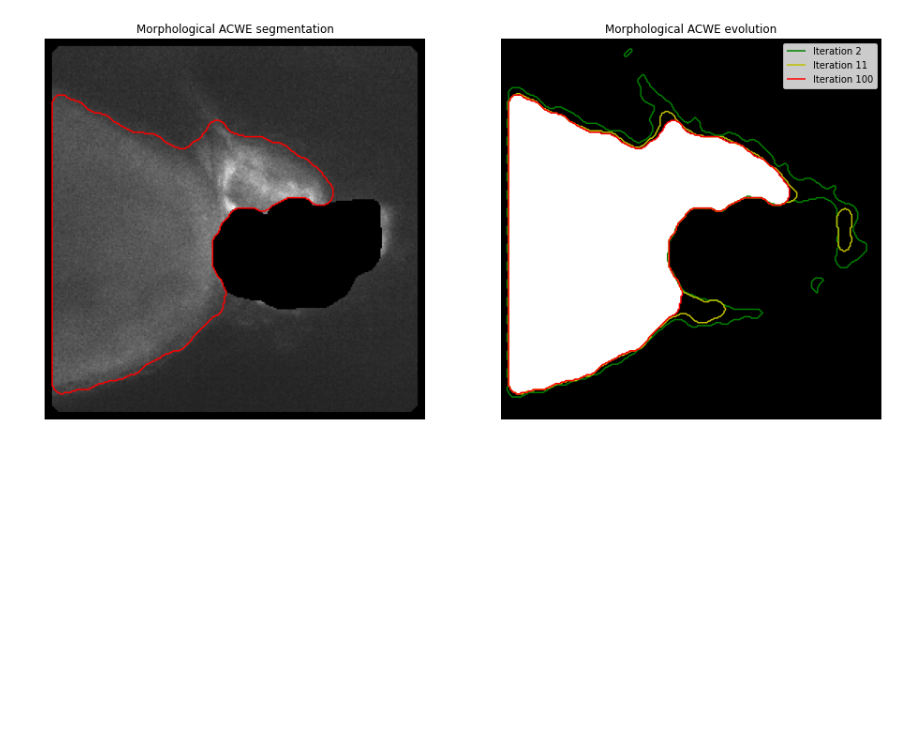
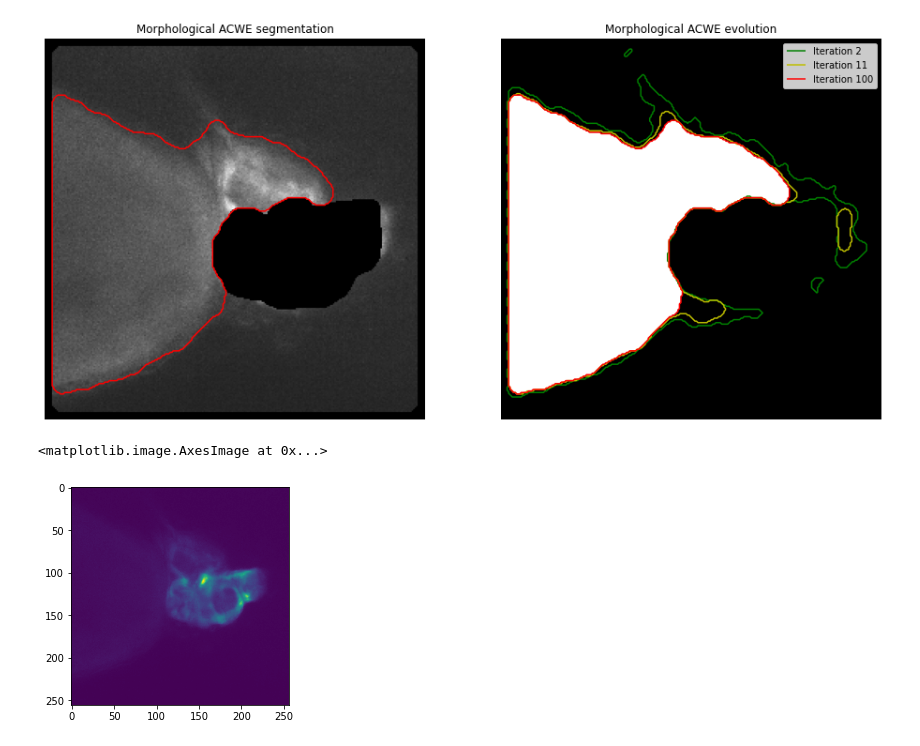
Before and after one commit to alexmartiguiu/zeclinics, a Jupyter notebook: cardio_active_contours.ipynb, the cells around one changed output. Drawn from its saved outputs; the diff is of its cells as text; code cells hidden in the pictures; blank space fills up the shorter version.

```diff
--- a/cardio_active_contours.ipynb
+++ b/cardio_active_contours.ipynb
@@ -347,3 +347,8 @@ import preprocess as p
 # %%
 path = './CARDIO_videos/20170102_SME_085.lif'
 out = p.lifpreprocess(path)
+# %%
+plt.imshow(out[0][700])
+# %% [output]
+<matplotlib.image.AxesImage at 0x...>
+[figure, added]
```
Also changed, not shown: 1 other file.
